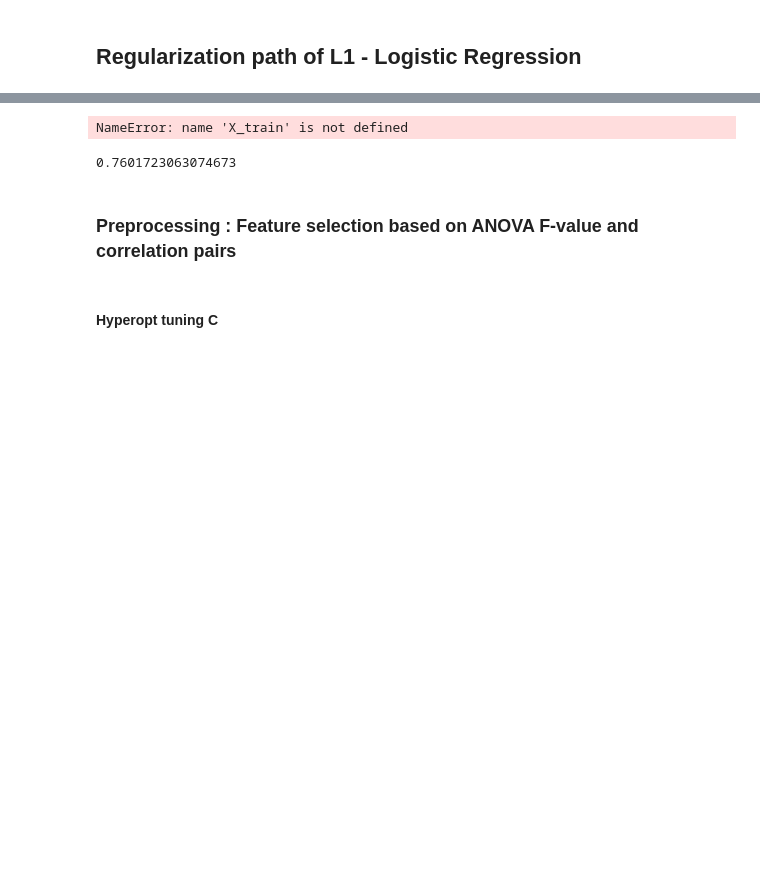
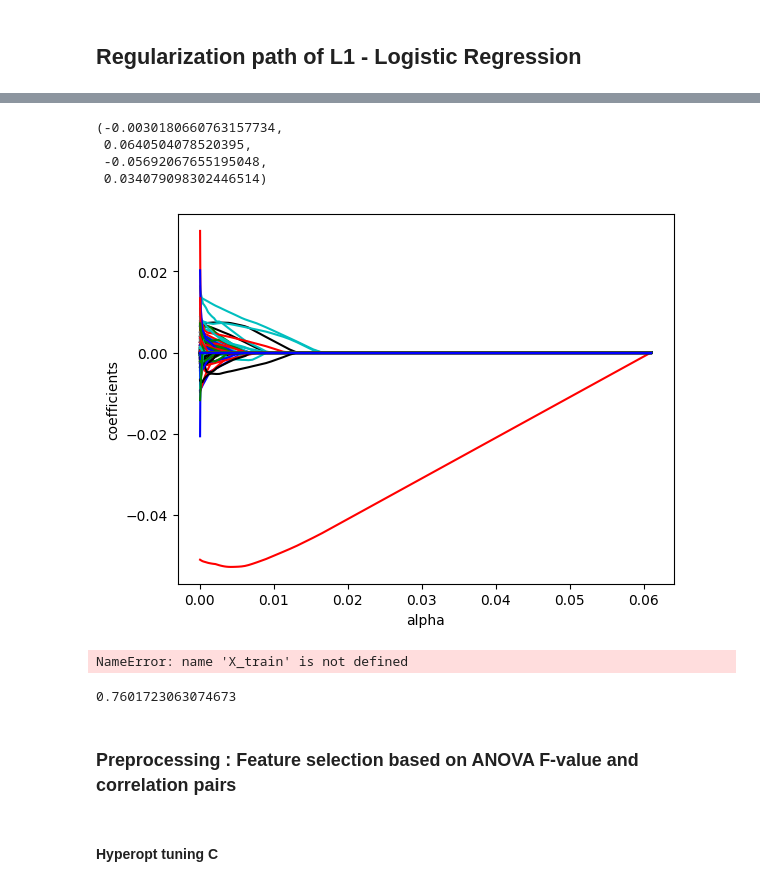
Before and after one commit to WitnesChan/model_analizer, a Jupyter notebook: notebooks/lasso_model.ipynb, the cells around one changed output, grey strips where cells are left out. Cells and saved outputs as stored; diff of their text form; code cells hidden in the pictures; blank space fills up the shorter version.

```diff
--- a/notebooks/lasso_model.ipynb
+++ b/notebooks/lasso_model.ipynb
@@ -50,3 +99,23 @@ X_train.shape, X_test.shape
+# %%
+plt.figure(1)
+colors = cycle(["b", "r", "g", "c", "k"])
+# neg_log_alphas_lasso = -np.log10(alphas_lasso)
+# neg_log_alphas_enet = -np.log10(alphas_enet)
+for coef_l, c in zip(coefs_lasso, colors):
+    l1 = plt.plot(alphas_lasso, coef_l, c=c)
+    # l2 = plt.plot(neg_log_alphas_enet, coef_e, linestyle="--", c=c)
+
+plt.xlabel("alpha")
+plt.ylabel("coefficients")
+# plt.title("Lasso and Elastic-Net Paths")
+# plt.legend((l1[-1], l2[-1]), ("Lasso", "Elastic-Net"), loc="lower left")
+plt.axis("tight")
+# %% [output]
+(-0.0030180660763157734,
+ 0.0640504078520395,
+ -0.05692067655195048,
+ 0.034079098302446514)
+[figure, added]
 # %%
 RFECV(
     estimator=
```
Also changed, not shown: parts of 14 cells of this notebook, 29 other files.
